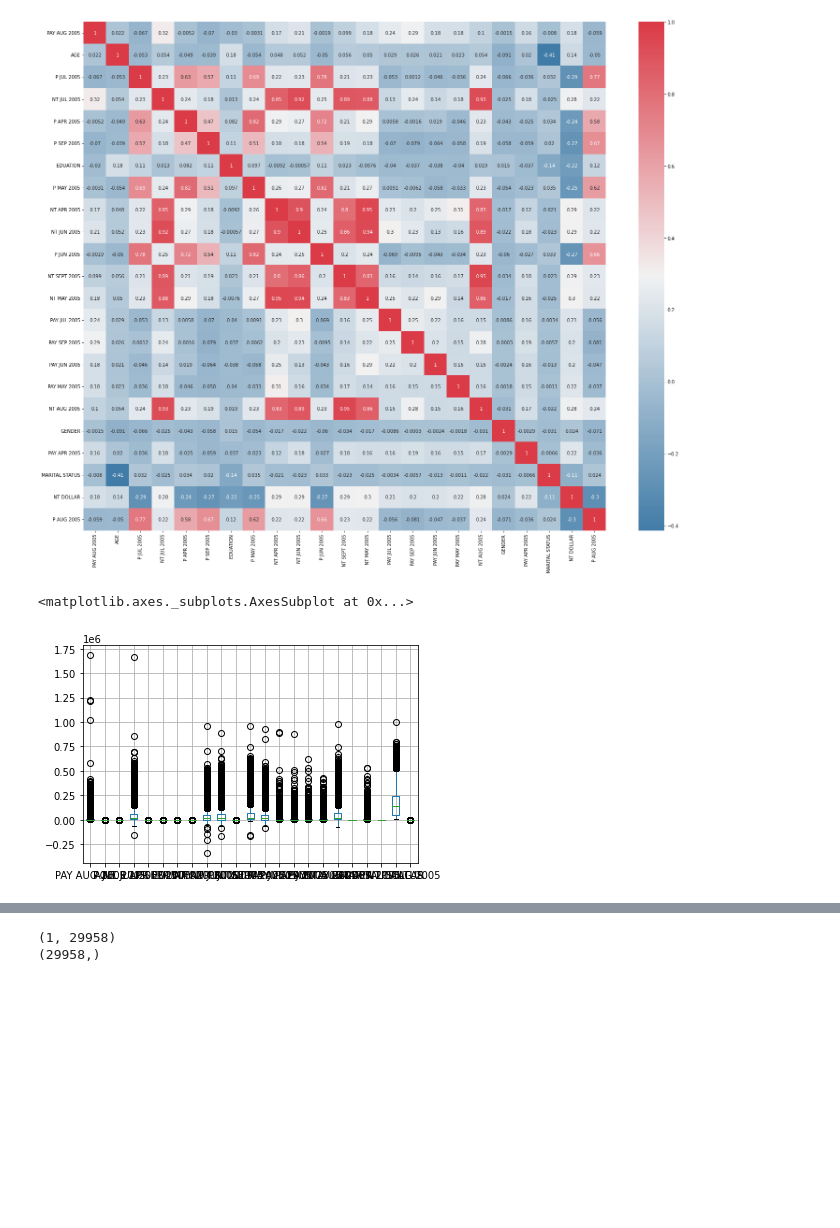
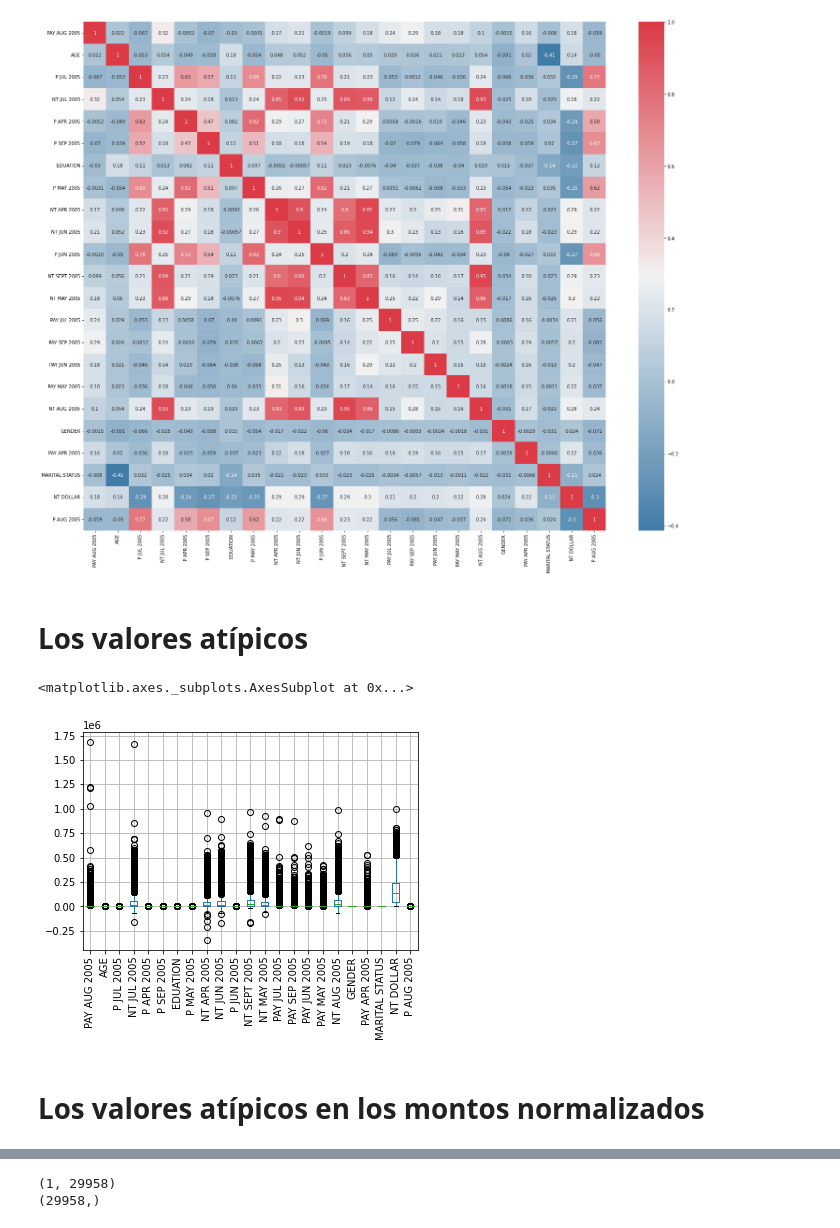
Before and after one commit to PosgradoMNA/actividades-del-projecto-team-64, a Jupyter notebook: TAREA_SEMANA_4.ipynb, the cells around one changed output, grey strips where cells are left out. Cells and saved outputs as stored; diff of their text form; code cells hidden in the pictures; blank space fills up the shorter version.

```diff
--- a/TAREA_SEMANA_4.ipynb
+++ b/TAREA_SEMANA_4.ipynb
@@ -74,11 +101,15 @@ sns.heatmap(dfClientFeatures.corr(), annot=True,cmap=sns.diverging_palette(240,
 # %% [output]
 <matplotlib.axes._subplots.AxesSubplot at 0x...>
 [figure]
+# %% [markdown]
+# **Los valores atípicos**
 # %%
-xValue.boxplot()
+xValue.boxplot(rot=90)
 # %% [output]
 <matplotlib.axes._subplots.AxesSubplot at 0x...>
-[figure, old version]
+[figure, new version]
+# %% [markdown]
+# **Los valores atípicos en los montos normalizados**
 # %%
 from sklearn.preprocessing import StandardScaler
 import numpy as np
```
Also changed, not shown: parts of 16 cells of this notebook.
